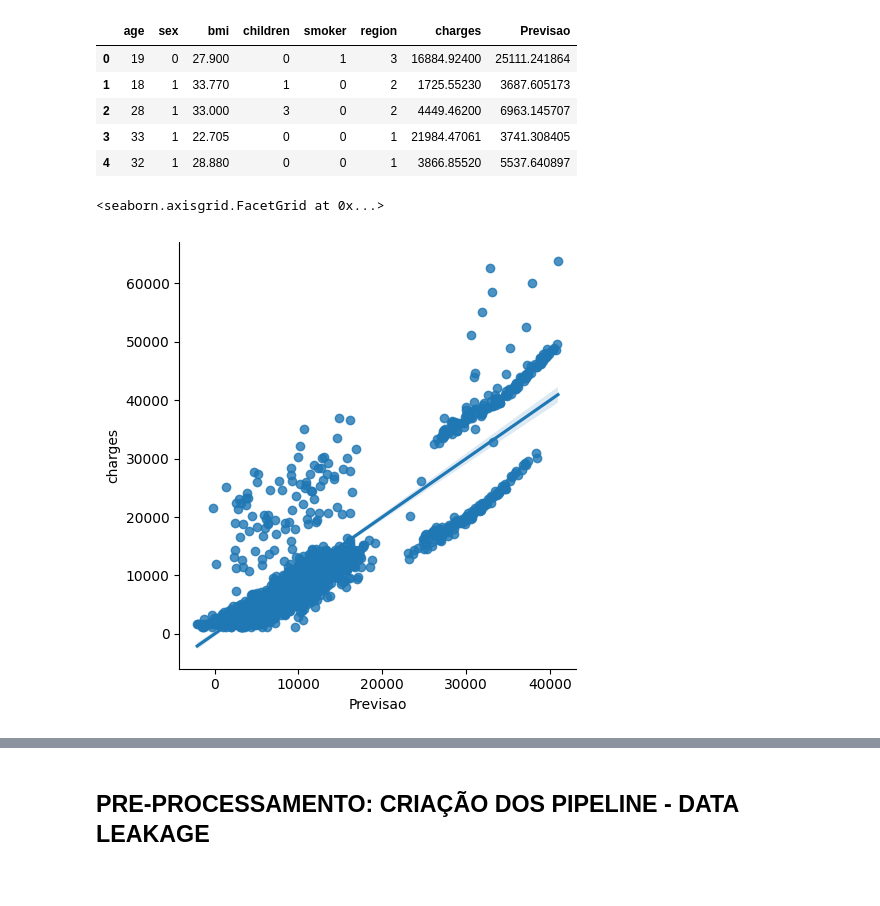
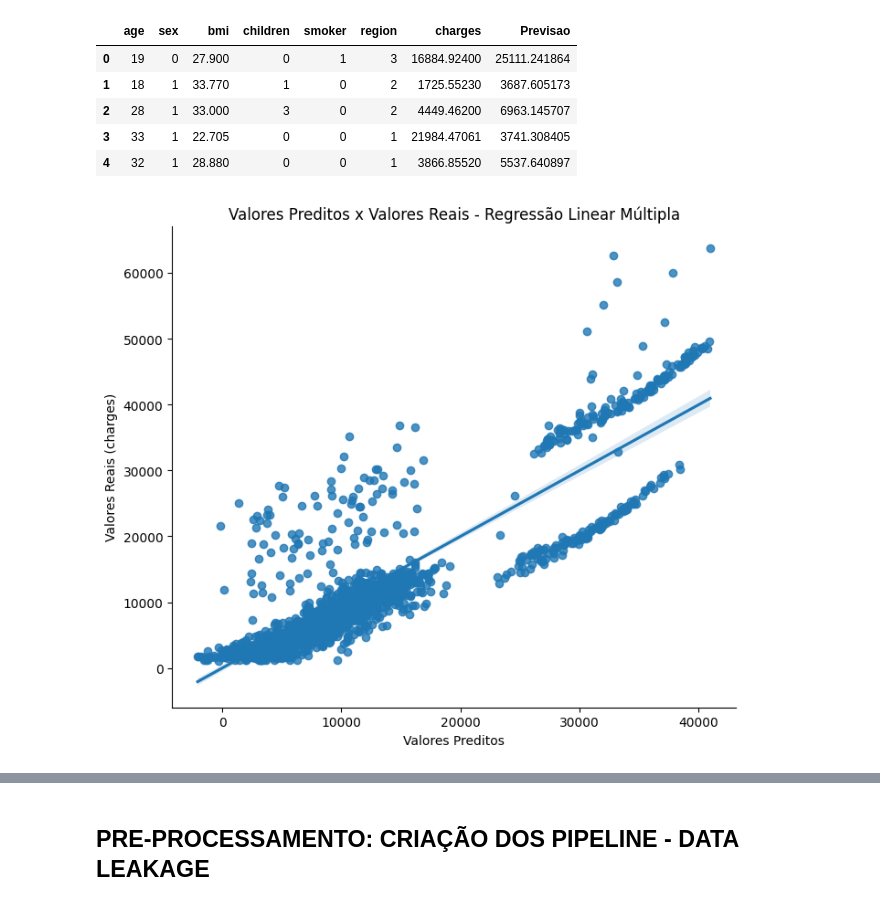
Before and after one commit to Rd-Brito13/Previsao-de-custos-de-seguro-de-saude, a Jupyter notebook: notebook/Regressor.ipynb, the cells around one changed output, grey strips where cells are left out. Drawn from its saved outputs; the diff is of its cells as text; code cells hidden in the pictures.

Commit message:
Finalizando as alterações nas regressões linear e multipla

```diff
--- a/notebook/Regressor.ipynb
+++ b/notebook/Regressor.ipynb
@@ -1579,7 +1712,14 @@ dados_encoding.head()
 | 4 | 32 | 1 | 28.880 | 0 | 0 | 1 | 3866.85520 | 5537.640897 |
 # %%
 # AJUSTE DA RETA DOS VALORES PREVISTOS COM OS VALORES REAIS
-sns.lmplot(x = 'Previsao', y = 'charges', data = dados_encoding)
+
+# GRÁFICO PREVISTO X REAL
+sns.lmplot(x='Previsao',y='charges',data=dados_encoding,height=6,aspect=1.2)
+
+# CONFIGURAÇÕES DO GRÁFICO
+plt.title('Valores Preditos x Valores Reais - Regressão Linear Múltipla')
+plt.xlabel('Valores Preditos')
+plt.ylabel('Valores Reais (charges)')
+plt.show()
 # %% [output]
-<seaborn.axisgrid.FacetGrid at 0x...>
-[figure, old version]
+[figure, new version]
```
Also changed, not shown: parts of 48 cells of this notebook.
